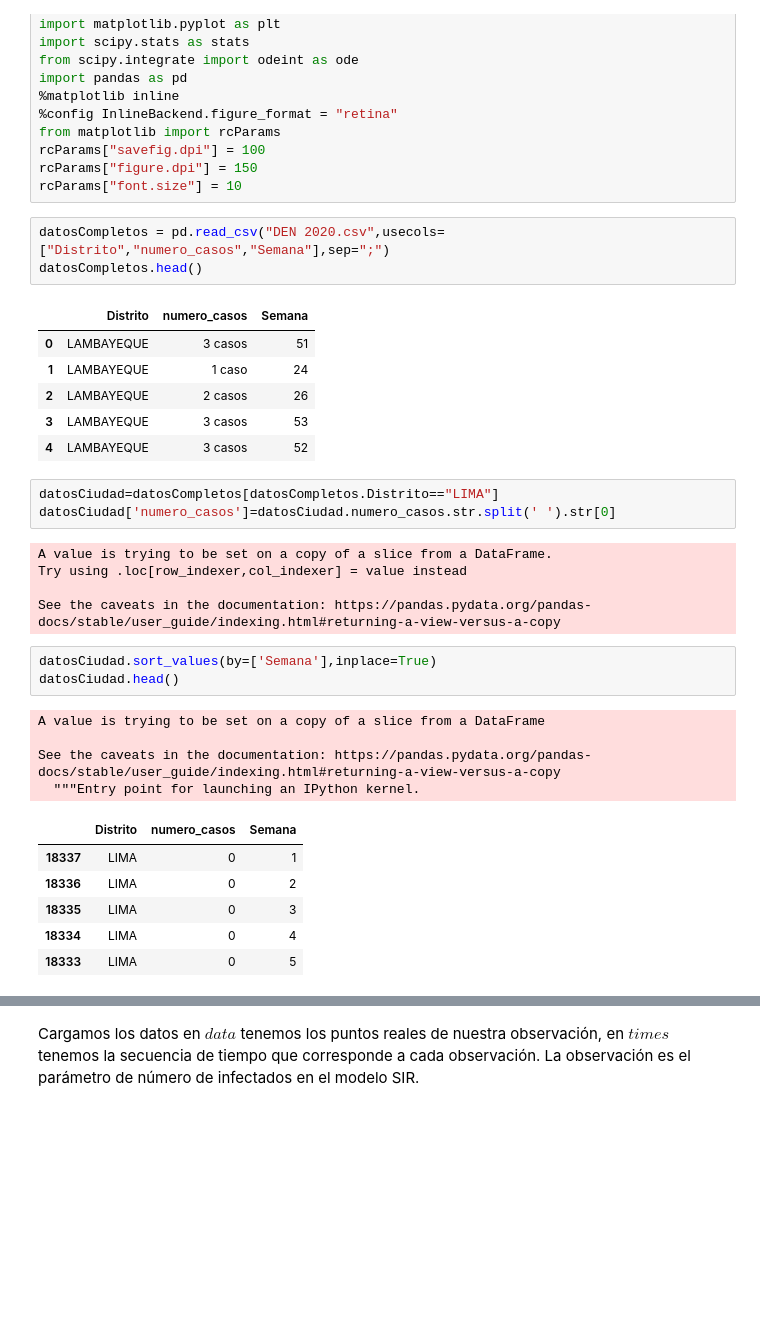
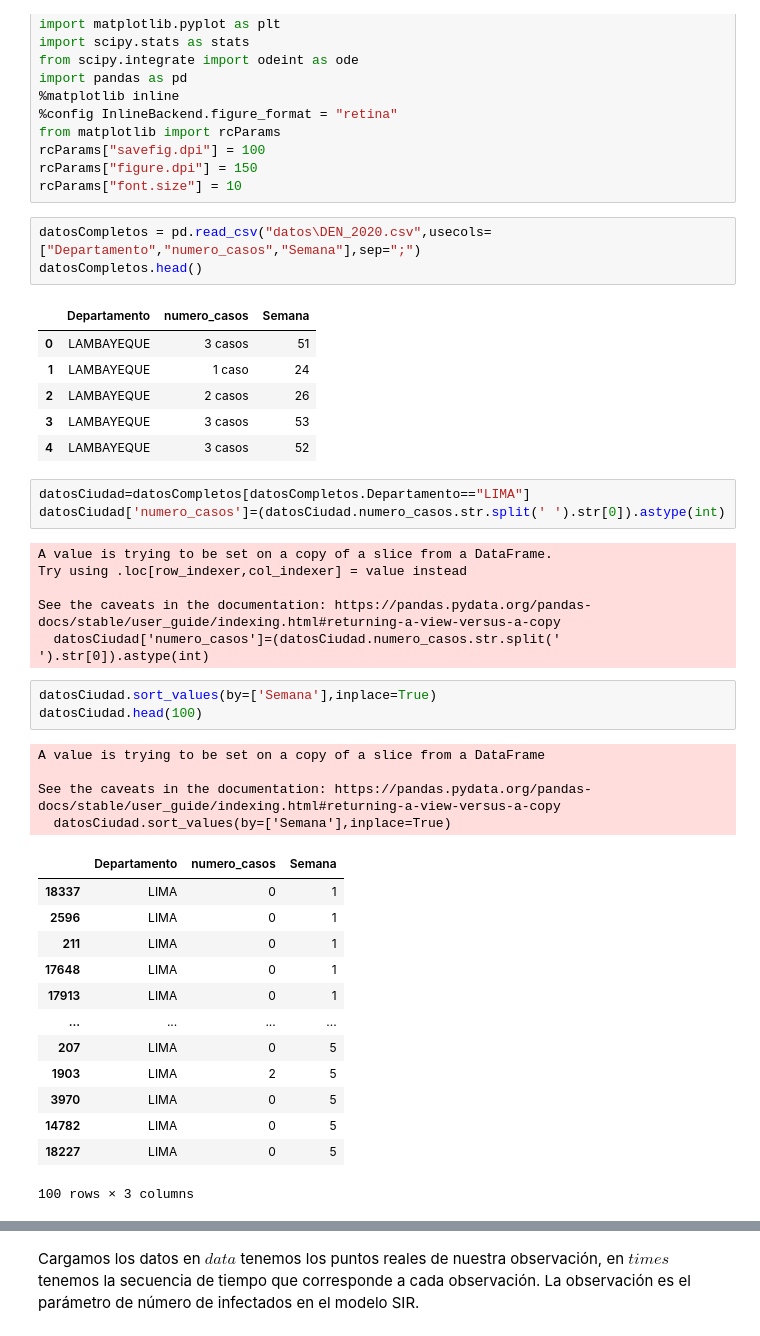
Before and after one commit to Juan-Vicente/DenguePeru, a Jupyter notebook: LeerDatos.ipynb, the cells around one changed output, grey strips where cells are left out. Cells and saved outputs as stored; diff of their text form; blank space fills up the shorter version.

```diff
--- a/LeerDatos.ipynb
+++ b/LeerDatos.ipynb
@@ -17,34 +17,42 @@ rcParams["savefig.dpi"] = 100
 rcParams["figure.dpi"] = 150
 rcParams["font.size"] = 10
 # %%
-datosCompletos = pd.read_csv("DEN 2020.csv",usecols=["Distrito","numero_casos","Semana"],sep=";")
+datosCompletos = pd.read_csv("datos\DEN_2020.csv",usecols=["Departamento","numero_casos","Semana"],sep=";")
 datosCompletos.head()
 # %% [output]
-|  | Distrito | numero_casos | Semana |
+|  | Departamento | numero_casos | Semana |
 | 0 | LAMBAYEQUE | 3 casos | 51 |
 | 1 | LAMBAYEQUE | 1 caso | 24 |
 | 2 | LAMBAYEQUE | 2 casos | 26 |
 | 3 | LAMBAYEQUE | 3 casos | 53 |
 | 4 | LAMBAYEQUE | 3 casos | 52 |
 # %%
-datosCiudad=datosCompletos[datosCompletos.Distrito=="LIMA"]
-datosCiudad['numero_casos']=datosCiudad.numero_casos.str.split(' ').str[0]
+datosCiudad=datosCompletos[datosCompletos.Departamento=="LIMA"]
+datosCiudad['numero_casos']=(datosCiudad.numero_casos.str.split(' ').str[0]).astype(int)
 # %% [output]
 A value is trying to be set on a copy of a slice from a DataFrame.
 Try using .loc[row_indexer,col_indexer] = value instead
 
 See the caveats in the documentation: https://pandas.pydata.org/pandas-docs/stable/user_guide/indexing.html#returning-a-view-versus-a-copy
+  datosCiudad['numero_casos']=(datosCiudad.numero_casos.str.split(' ').str[0]).astype(int)
 # %%
 datosCiudad.sort_values(by=['Semana'],inplace=True)
-datosCiudad.head()
+datosCiudad.head(100)
 # %% [output]
 A value is trying to be set on a copy of a slice from a DataFrame
 
 See the caveats in the documentation: https://pandas.pydata.org/pandas-docs/stable/user_guide/indexing.html#returning-a-view-versus-a-copy
-  """Entry point for launching an IPython kernel.
+  datosCiudad.sort_values(by=['Semana'],inplace=True)
-|  | Distrito | numero_casos | Semana |
+|  | Departamento | numero_casos | Semana |
 | 18337 | LIMA | 0 | 1 |
-| 18336 | LIMA | 0 | 2 |
-| 18335 | LIMA | 0 | 3 |
-| 18334 | LIMA | 0 | 4 |
-| 18333 | LIMA | 0 | 5 |
+| 2596 | LIMA | 0 | 1 |
+| 211 | LIMA | 0 | 1 |
+| 17648 | LIMA | 0 | 1 |
+| 17913 | LIMA | 0 | 1 |
+| ... | ... | ... | ... |
+| 207 | LIMA | 0 | 5 |
+| 1903 | LIMA | 2 | 5 |
+| 3970 | LIMA | 0 | 5 |
+| 14782 | LIMA | 0 | 5 |
+| 18227 | LIMA | 0 | 5 |
+100 rows × 3 columns
```
Also changed, not shown: parts of 26 cells of this notebook, 10 other files.
